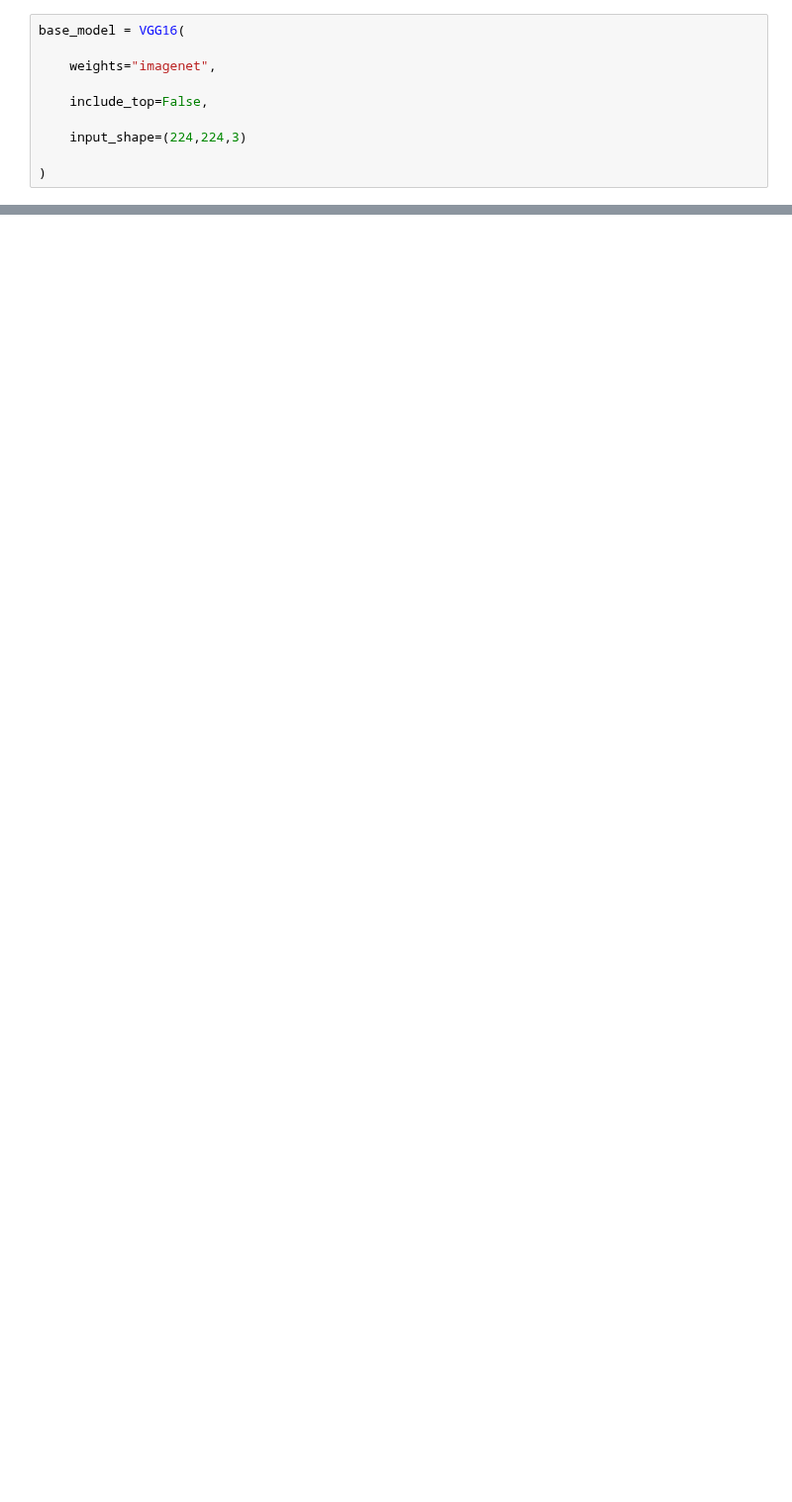
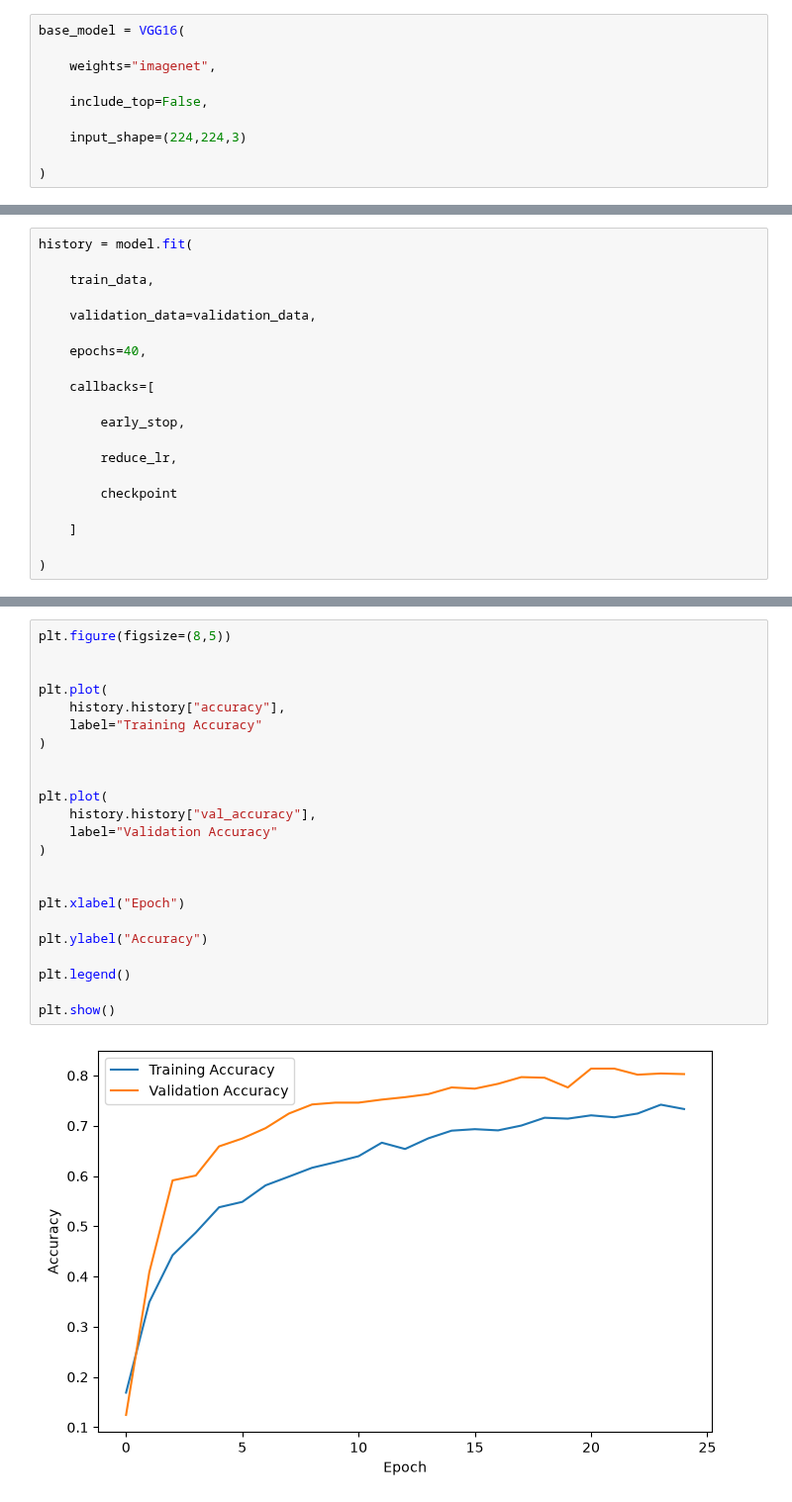
Before and after one commit to ThanisRaheem/Plant-Disease-Detection, a Jupyter notebook: VGG16_Plant_Disease.ipynb, the cells around one changed output, grey strips where cells are left out. Shown at 99% size. Saved outputs shown, nothing was run; the diff lists cells and outputs as text; blank space fills up the shorter version.

```diff
--- a/VGG16_Plant_Disease.ipynb
+++ b/VGG16_Plant_Disease.ipynb
@@ -297,0 +362,20 @@ plt.show()
+# %%
+history = model.fit(
+
+    train_data,
+
+    validation_data=validation_data,
+
+    epochs=40,
+
+    callbacks=[
+
+        early_stop,
+
+        reduce_lr,
+
+        checkpoint
+
+    ]
+
+)
@@ -297,0 +479,25 @@ plt.show()
+# %%
+plt.figure(figsize=(8,5))
+
+
+plt.plot(
+    history.history["accuracy"],
+    label="Training Accuracy"
+)
+
+
+plt.plot(
+    history.history["val_accuracy"],
+    label="Validation Accuracy"
+)
+
+
+plt.xlabel("Epoch")
+
+plt.ylabel("Accuracy")
+
+plt.legend()
+
+plt.show()
+# %% [output]
+[figure, added]
```
Also changed, not shown: parts of 29 cells of this notebook, 1 other file.
